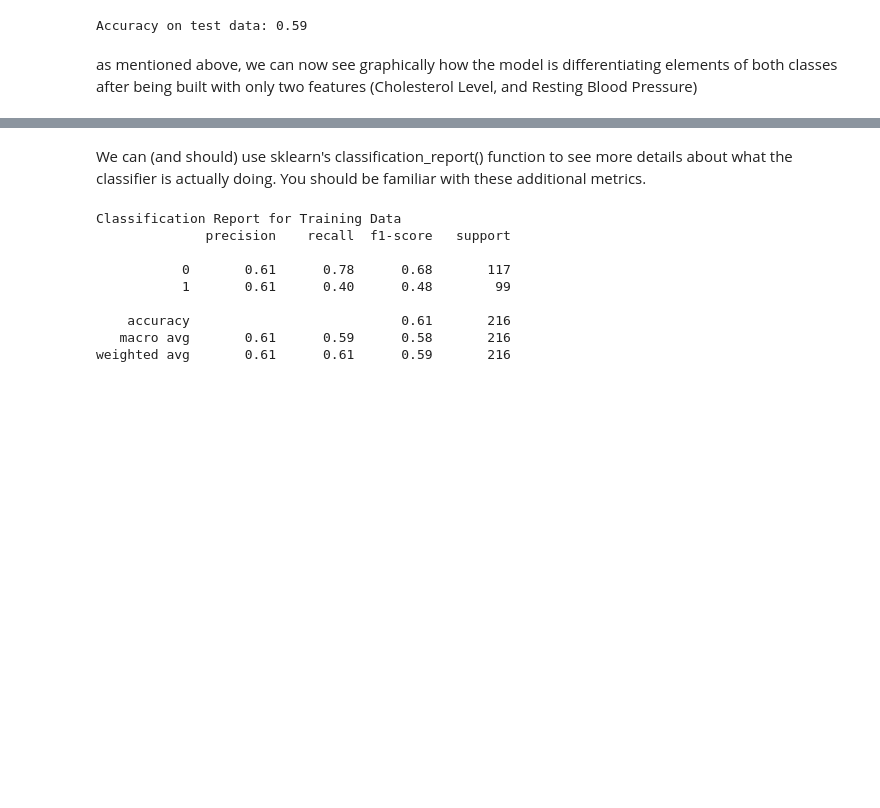
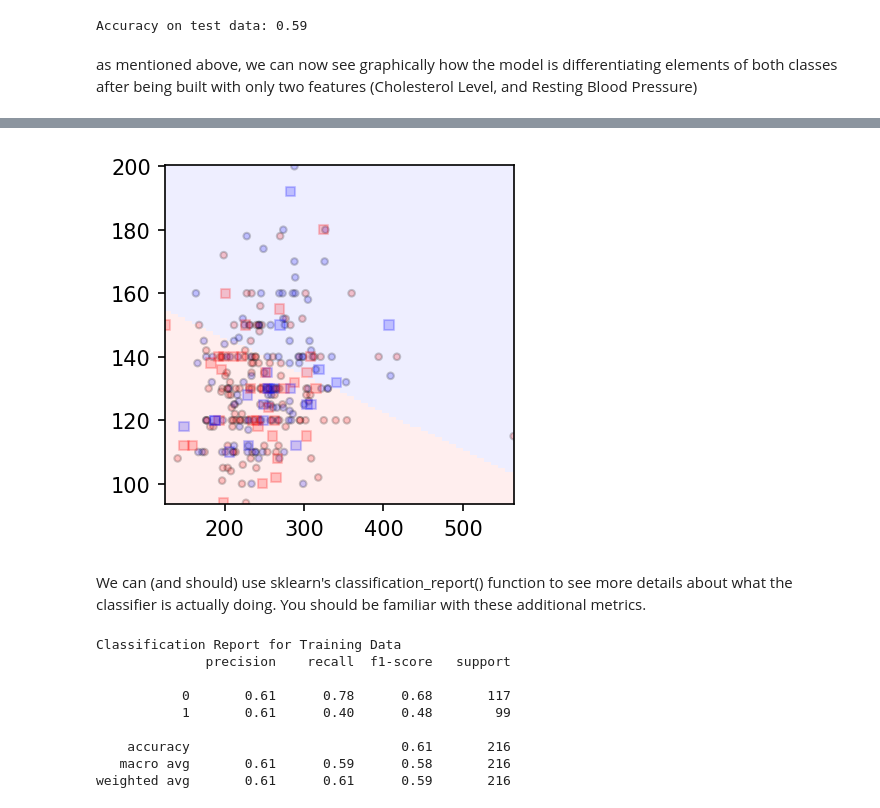
Before and after one commit to o-kazemi/Logistic-Regression-Advanced-Case-Study, a Jupyter notebook: Logistic Regression Advanced Case Study.ipynb, the cells around one changed output, grey strips where cells are left out. Saved outputs shown, nothing was run; the diff lists cells and outputs as text; code cells hidden in the pictures; blank space fills up the shorter version.

```diff
--- a/Logistic Regression Advanced Case Study.ipynb
+++ b/Logistic Regression Advanced Case Study.ipynb
@@ -622,3 +658,9 @@ _ = points_plot(ax, Xtrain, Xtest, ytrain, ytest, classifier, alpha = 0.2)
+# %%
+plt.figure()
+ax = plt.gca()
+_ = points_plot( ax,Xtrain, Xtest, ytrain, ytest, classifier, alpha = 0.2)
+# %% [output]
+[figure, added]
 # %% [markdown]
 We can (and should) use sklearn's classification_report() function to see more details about what the classifier is actually doing.  You should be familiar with these additional metrics.
 # %%
```
Also changed, not shown: parts of 19 cells of this notebook.
